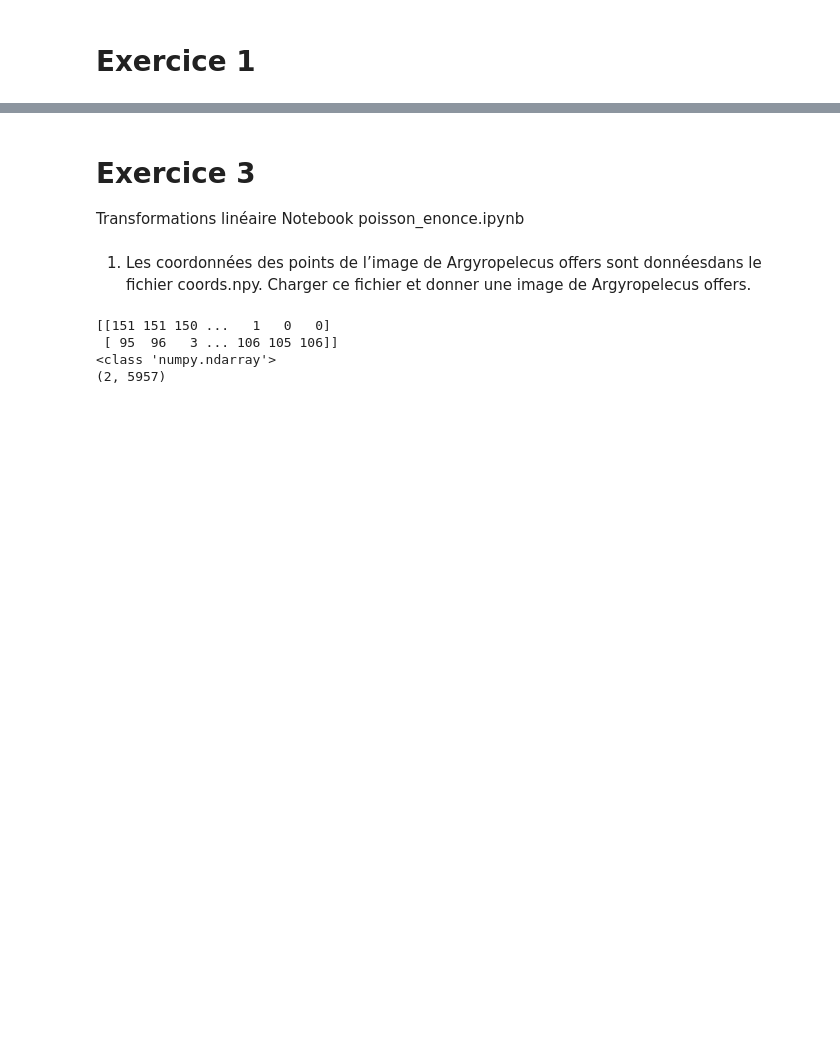
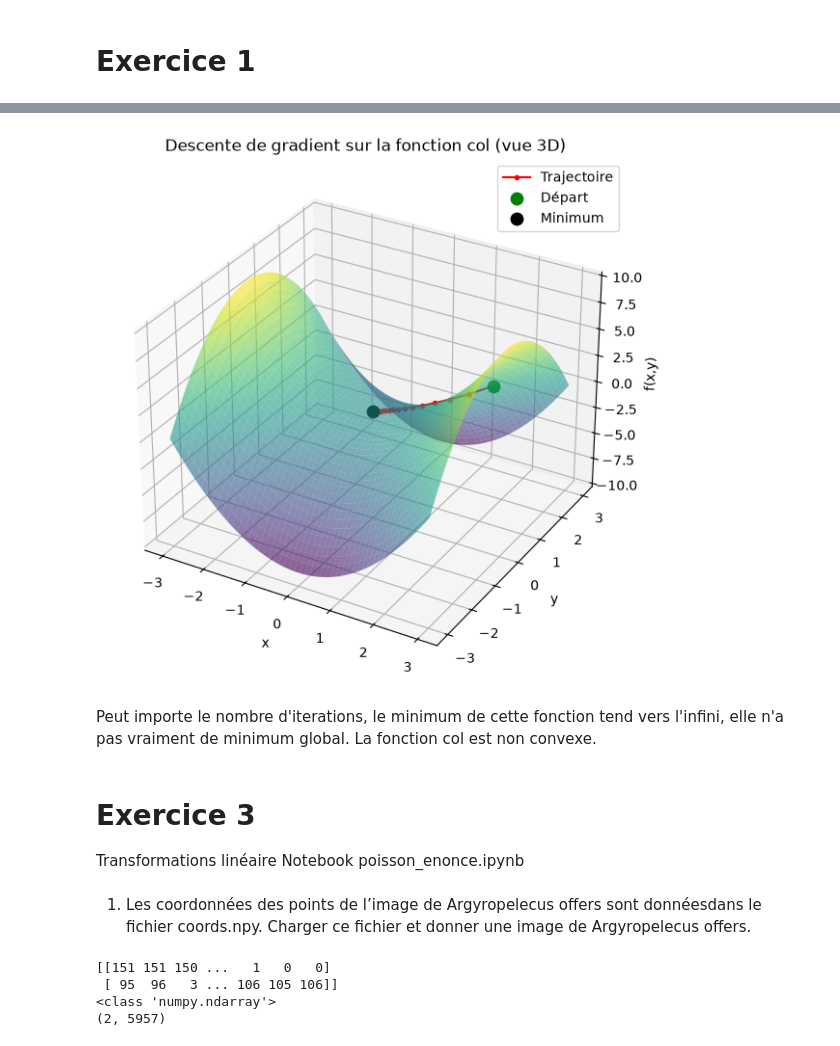
Before and after one commit to louiselgrd3/DM_Pezard, a Jupyter notebook: script/main notebook.ipynb, the cells around one changed output, grey strips where cells are left out. Drawn from its saved outputs; the diff is of its cells as text; code cells hidden in the pictures; blank space fills up the shorter version.

```diff
--- a/script/main notebook.ipynb
+++ b/script/main notebook.ipynb
@@ -5,3 +133,30 @@
+# %%
+from mpl_toolkits.mplot3d import Axes3D
+
+fig = plt.figure(figsize=(10, 7))
+ax = fig.add_subplot(111, projection='3d')
+x_vals = np.linspace(-3, 3, 100)
+y_vals = np.linspace(-3, 3, 100)
+X, Y = np.meshgrid(x_vals, y_vals)
+Z = f_col(X, Y)
+
+ax.plot_surface(X, Y, Z, cmap='viridis', alpha=0.6)
+
+traj = f_col(trajectoire[:, 0], trajectoire[:, 1])
+ax.plot(trajectoire[:, 0], trajectoire[:, 1], traj, color='red', marker='o', markersize=3, label="Trajectoire")
+ax.scatter(x0, y0, f_col(x0, y0), color='green', s=80, label="Départ")
+ax.scatter(x_min, y_min, f_col(x_min, y_min), color='black', s=80, label="Minimum")
+
+ax.set_xlabel("x")
+ax.set_ylabel("y")
+ax.set_zlabel("f(x,y)")
+ax.set_title("Descente de gradient sur la fonction col (vue 3D)")
+ax.legend()
+plt.show()
+# %% [output]
+[figure, added]
+# %% [markdown]
+Peut importe le nombre d'iterations, le minimum de cette fonction tend vers l'infini, elle n'a pas vraiment de minimum global. La fonction col est non convexe.
 # %% [markdown]
 # Exercice 3
 Transformations linéaire
```
Also changed, not shown: parts of 6 cells of this notebook.
